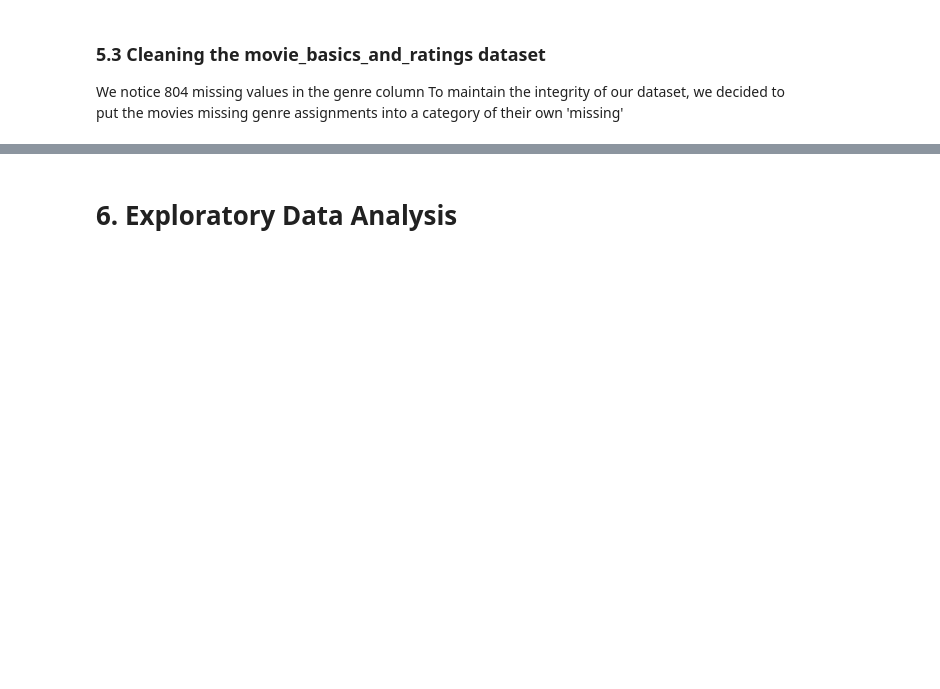
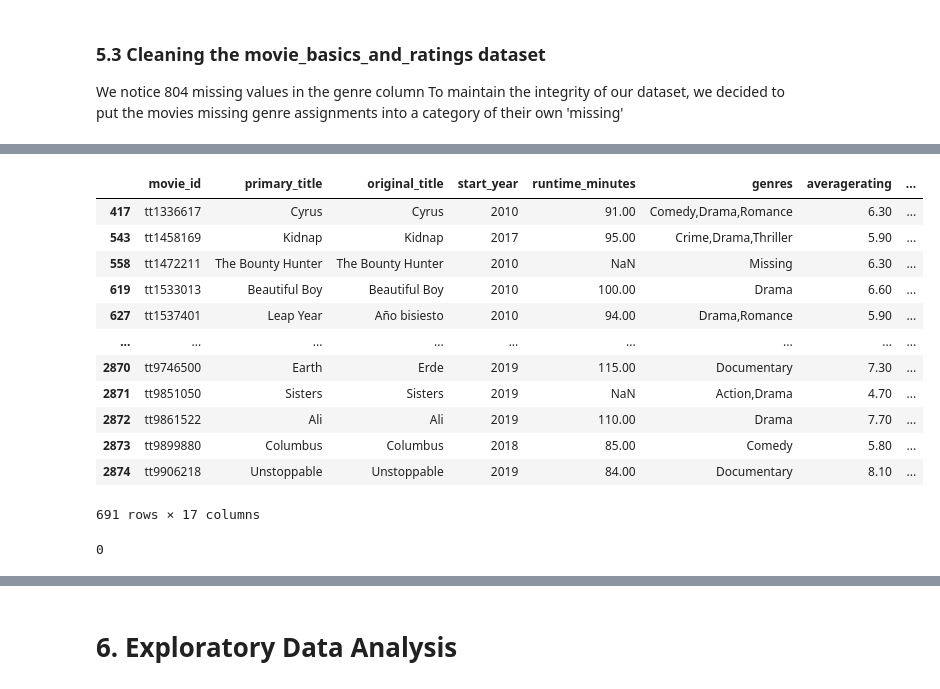
Before and after one commit to Katekui2024/Movies_Analysis, a Jupyter notebook: movie_data_analysis.ipynb, the cells around one changed output, grey strips where cells are left out. Cells and saved outputs as stored; diff of their text form; code cells hidden in the pictures; blank space fills up the shorter version.

```diff
--- a/movie_data_analysis.ipynb
+++ b/movie_data_analysis.ipynb
@@ -515,0 +520,4 @@ movie_basics_and_ratings['genres'] = movie_basics_and_ratings['genres'].fillna('
+# %%
+# merge datasets
+combined_data_with_budget = pd.merge(movie_basics_and_ratings, tn_movie_budgets, how="inner", left_on="primary_title", right_on="movie")
+combined_data_with_budget.head()
@@ -515,0 +551,34 @@ movie_basics_and_ratings['genres'] = movie_basics_and_ratings['genres'].fillna('
+# %%
+# check for duplicate records. in this case, rows are considered duplicates if the values in these columns are the same.
+duplicates = combined_data_with_budget[combined_data_with_budget.duplicated(subset=['release_date',
+                                                                              'movie',
+                                                                              'domestic_gross',
+                                                                              'production_budget',
+                                                                              'worldwide_gross'])]
+duplicates
+# %% [output]
+|  | movie_id | primary_title | original_title | start_year | runtime_minutes | genres | averagerating | ... |
+| 417 | tt1336617 | Cyrus | Cyrus | 2010 | 91.00 | Comedy,Drama,Romance | 6.30 | ... |
+| 543 | tt1458169 | Kidnap | Kidnap | 2017 | 95.00 | Crime,Drama,Thriller | 5.90 | ... |
+| 558 | tt1472211 | The Bounty Hunter | The Bounty Hunter | 2010 | NaN | Missing | 6.30 | ... |
+| 619 | tt1533013 | Beautiful Boy | Beautiful Boy | 2010 | 100.00 | Drama | 6.60 | ... |
+| 627 | tt1537401 | Leap Year | Año bisiesto | 2010 | 94.00 | Drama,Romance | 5.90 | ... |
+| ... | ... | ... | ... | ... | ... | ... | ... | ... |
+| 2870 | tt9746500 | Earth | Erde | 2019 | 115.00 | Documentary | 7.30 | ... |
+| 2871 | tt9851050 | Sisters | Sisters | 2019 | NaN | Action,Drama | 4.70 | ... |
+| 2872 | tt9861522 | Ali | Ali | 2019 | 110.00 | Drama | 7.70 | ... |
+| 2873 | tt9899880 | Columbus | Columbus | 2018 | 85.00 | Comedy | 5.80 | ... |
+| 2874 | tt9906218 | Unstoppable | Unstoppable | 2019 | 84.00 | Documentary | 8.10 | ... |
+691 rows × 17 columns
+# %%
+# Drop duplicates and keep first occurrence
+combined_data_with_budget = combined_data_with_budget.drop_duplicates(subset=['release_date',
+                                                                              'movie',
+                                                                              'domestic_gross',
+                                                                              'production_budget',
+                                                                              'worldwide_gross'], keep='first')
+
+# confirm duplicates have been dropped.
+combined_data_with_budget.duplicated().sum()
+# %% [output]
+0
```
Also changed, not shown: parts of 26 cells of this notebook.
